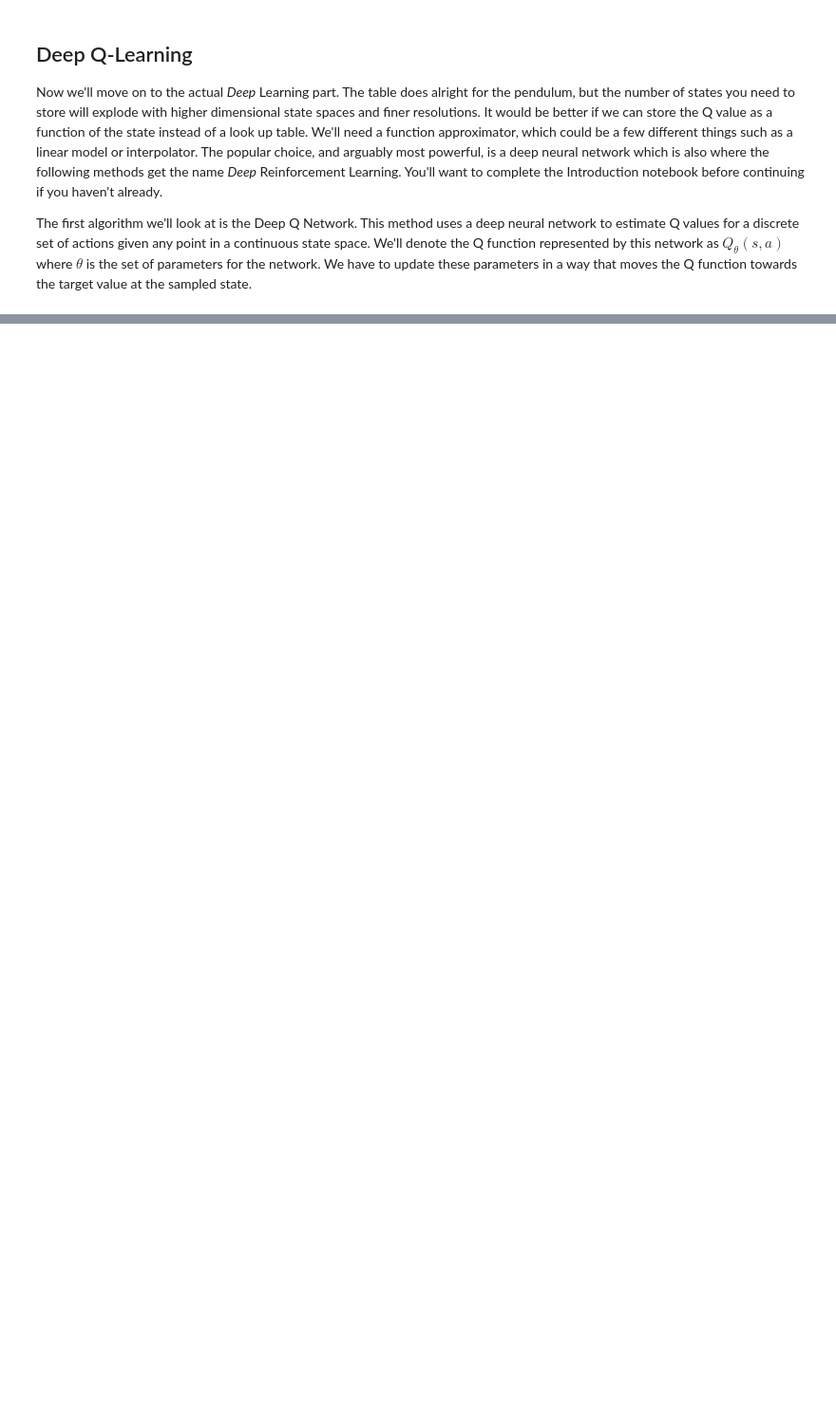
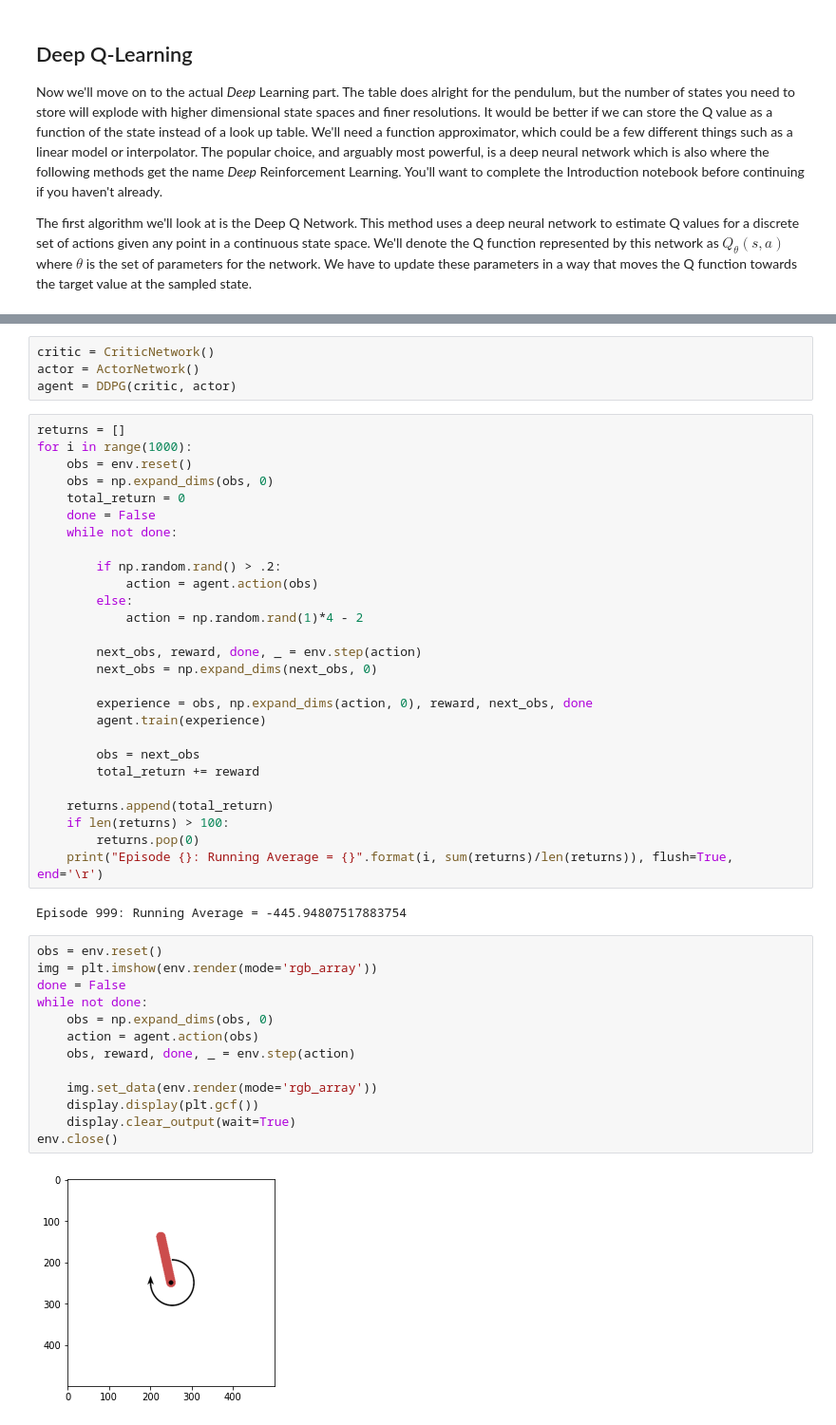
Before and after one commit to zgoddard3/machine-learning-tutorials, a Jupyter notebook: Reinforcement Learning Part 1.ipynb, the cells around one changed output, grey strips where cells are left out. Shown at 95% size. Cells and saved outputs as stored; diff of their text form; blank space fills up the shorter version.

Commit message:
Completed code for DQN and DDPG

```diff
--- a/Reinforcement Learning Part 1.ipynb
+++ b/Reinforcement Learning Part 1.ipynb
@@ -176,0 +345,48 @@ The first algorithm we'll look at is the Deep Q Network. This method uses a deep
+# %%
+critic = CriticNetwork()
+actor = ActorNetwork()
+agent = DDPG(critic, actor)
+# %%
+returns = []
+for i in range(1000):
+    obs = env.reset()
+    obs = np.expand_dims(obs, 0)
+    total_return = 0
+    done = False
+    while not done:
+
+        if np.random.rand() > .2:
+            action = agent.action(obs)
+        else:
+            action = np.random.rand(1)*4 - 2
+
+        next_obs, reward, done, _ = env.step(action)
+        next_obs = np.expand_dims(next_obs, 0)
+
+        experience = obs, np.expand_dims(action, 0), reward, next_obs, done
+        agent.train(experience)
+
+        obs = next_obs
+        total_return += reward
+
+    returns.append(total_return)
+    if len(returns) > 100:
+        returns.pop(0)
+    print("Episode {}: Running Average = {}".format(i, sum(returns)/len(returns)), flush=True, end='\r')
+# %% [output]
+Episode 999: Running Average = -445.94807517883754
+# %%
+obs = env.reset()
+img = plt.imshow(env.render(mode='rgb_array'))
+done = False
+while not done:
+    obs = np.expand_dims(obs, 0)
+    action = agent.action(obs)
+    obs, reward, done, _ = env.step(action)
+
+    img.set_data(env.render(mode='rgb_array'))
+    display.display(plt.gcf())
+    display.clear_output(wait=True)
+env.close()
+# %% [output]
+[figure, added]
```
Also changed, not shown: parts of 14 cells of this notebook.
